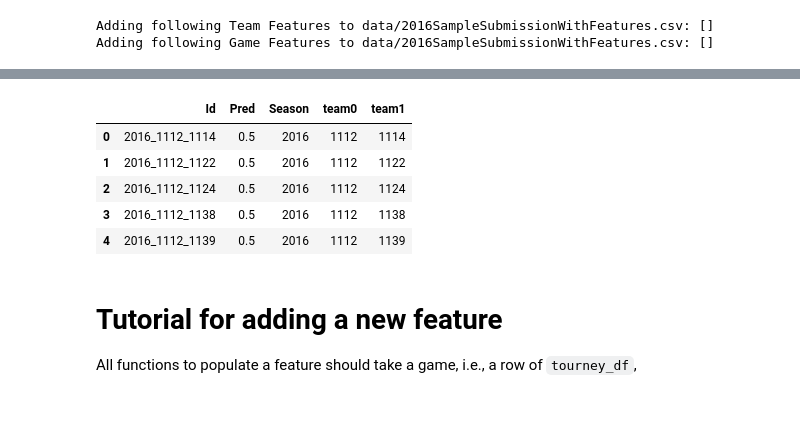
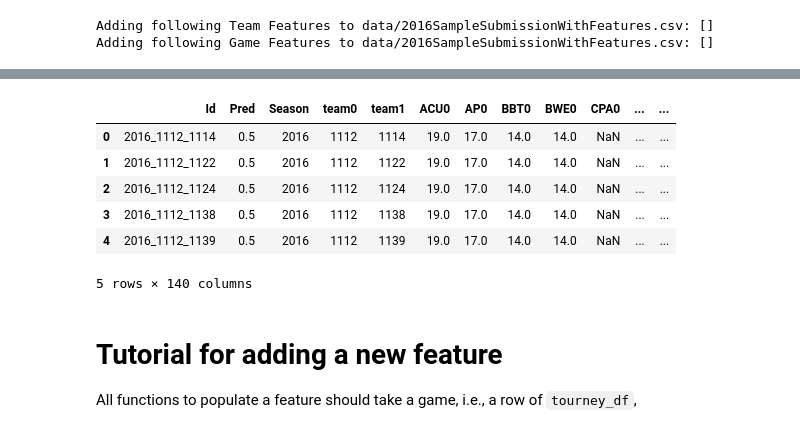
Before and after one commit to dtamayo/NCAAbasketball, a Jupyter notebook: GenerateFeatures.ipynb, the cells around one changed output, grey strips where cells are left out. Saved outputs shown, nothing was run; the diff lists cells and outputs as text; code cells hidden in the pictures.

```diff
--- a/GenerateFeatures.ipynb
+++ b/GenerateFeatures.ipynb
@@ -262,3 +270,6 @@ submission_data_with_features_file = 'data/2016SampleSubmissionWithFeatures.csv'
+# %%
+teamfList = []
+gamefList = []
 # %%
 print("Adding following Team Features to {0}: {1}".format(submission_data_with_features_file, [f.__name__ for f in teamfList]))
 print("Adding following Game Features to {0}: {1}".format(submission_data_with_features_file, [f.__name__ for f in gamefList]))
@@ -268,38 +355,39 @@ Adding following Game Features to data/2016SampleSubmissionWithFeatures.csv: []
 # %%
 sample_df = pd.read_csv(submission_data_with_features_file, index_col=0) #should be SampleSubmission.csv if generating from scratch (remove index_col=0 in that case)
 
 def get_season(Id):
     return np.int64(Id.split("_")[0])
 def get_team0(Id):
     return np.int64(Id.split("_")[1])
 def get_team1(Id):
     return np.int64(Id.split("_")[2])
 
 # UNCOMMENT THESE LINES IF YOU WANT TO REGENERATE THE SUBMISSION FEATURES FROM SCRATCH
 #sample_df['Season'] = sample_df['Id'].apply(get_season)
 #sample_df['team0'] = sample_df['Id'].apply(get_team0)
 #sample_df['team1'] = sample_df['Id'].apply(get_team1)
 
 # first add all the features for individual teams
 for feature in teamfList:
     sample_df = pd.concat([sample_df, sample_df.apply(feature01(feature), axis=1)], axis=1)
 
 # now add features specific to a game (pair of teams)
 for feature in gamefList:
-    sample_df = pd.concat([sample_df, sample_df.apply(feature, axis=1)], axis=1)
-
+    #sample_df = pd.concat([sample_df, sample_df.apply(feature, axis=1)], axis=1)
+    sample_df[feature.__name__] = sample_df.apply(feature, axis=1)
 #ratings(sample_df)
 #diffs(sample_df)
 
 sample_df.to_csv(submission_data_with_features_file, encoding='ascii')
 sample_df.head()
 # %% [output]
-|  | Id | Pred | Season | team0 | team1 |
-| 0 | 2016_1112_1114 | 0.5 | 2016 | 1112 | 1114 |
-| 1 | 2016_1112_1122 | 0.5 | 2016 | 1112 | 1122 |
-| 2 | 2016_1112_1124 | 0.5 | 2016 | 1112 | 1124 |
-| 3 | 2016_1112_1138 | 0.5 | 2016 | 1112 | 1138 |
-| 4 | 2016_1112_1139 | 0.5 | 2016 | 1112 | 1139 |
+|  | Id | Pred | Season | team0 | team1 | ACU0 | AP0 | BBT0 | BWE0 | CPA0 | ... | ... |
+| 0 | 2016_1112_1114 | 0.5 | 2016 | 1112 | 1114 | 19.0 | 17.0 | 14.0 | 14.0 | NaN | ... | ... |
+| 1 | 2016_1112_1122 | 0.5 | 2016 | 1112 | 1122 | 19.0 | 17.0 | 14.0 | 14.0 | NaN | ... | ... |
+| 2 | 2016_1112_1124 | 0.5 | 2016 | 1112 | 1124 | 19.0 | 17.0 | 14.0 | 14.0 | NaN | ... | ... |
+| 3 | 2016_1112_1138 | 0.5 | 2016 | 1112 | 1138 | 19.0 | 17.0 | 14.0 | 14.0 | NaN | ... | ... |
+| 4 | 2016_1112_1139 | 0.5 | 2016 | 1112 | 1139 | 19.0 | 17.0 | 14.0 | 14.0 | NaN | ... | ... |
+5 rows × 140 columns
 # %% [markdown]
 # Tutorial for adding a new feature
 
```
Also changed, not shown: parts of 6 cells of this notebook, 4 other files.
